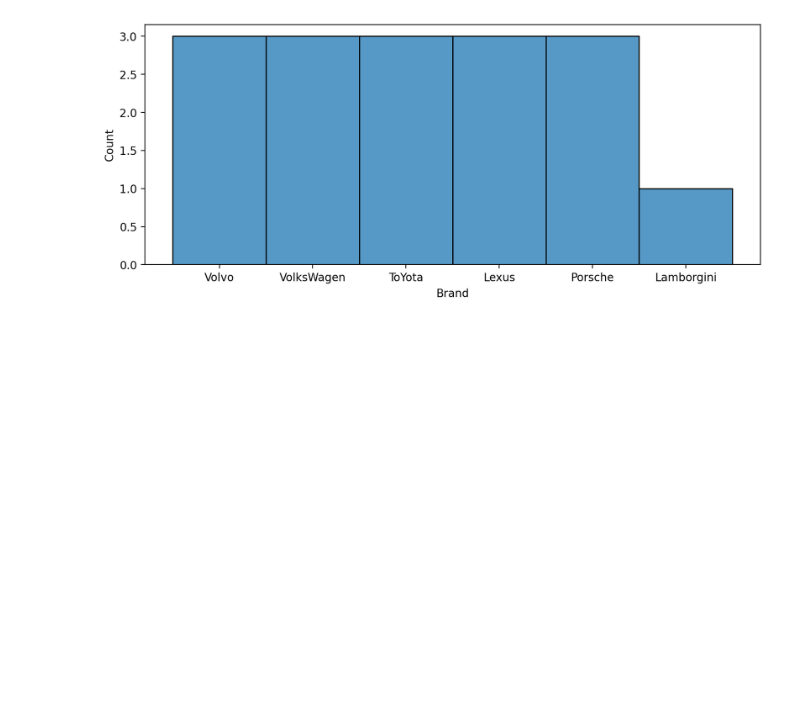
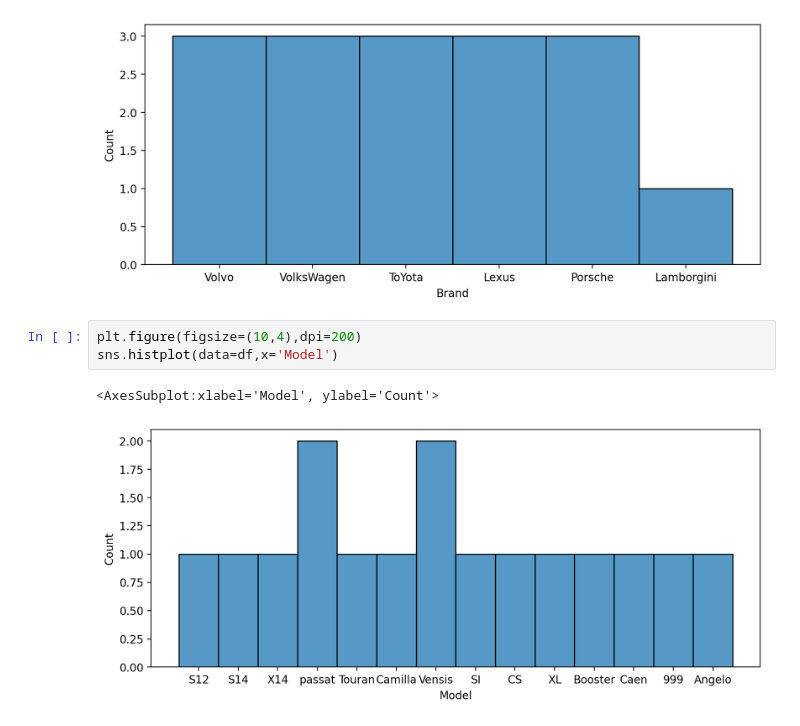
Before and after one commit to sidhu753/HappyCarsRepo, a Jupyter notebook: Carmodels.ipynb, the cells around one changed output. Saved outputs shown, nothing was run; the diff lists cells and outputs as text; blank space fills up the shorter version.

```diff
--- a/Carmodels.ipynb
+++ b/Carmodels.ipynb
@@ -19,3 +19,9 @@ sns.histplot(data=df,x='Brand')
 # %% [output]
 <AxesSubplot:xlabel='Brand', ylabel='Count'>
 [figure]
+# %%
+plt.figure(figsize=(10,4),dpi=200)
+sns.histplot(data=df,x='Model')
+# %% [output]
+<AxesSubplot:xlabel='Model', ylabel='Count'>
+[figure, added]
```
Also changed, not shown: parts of 3 cells of this notebook.
